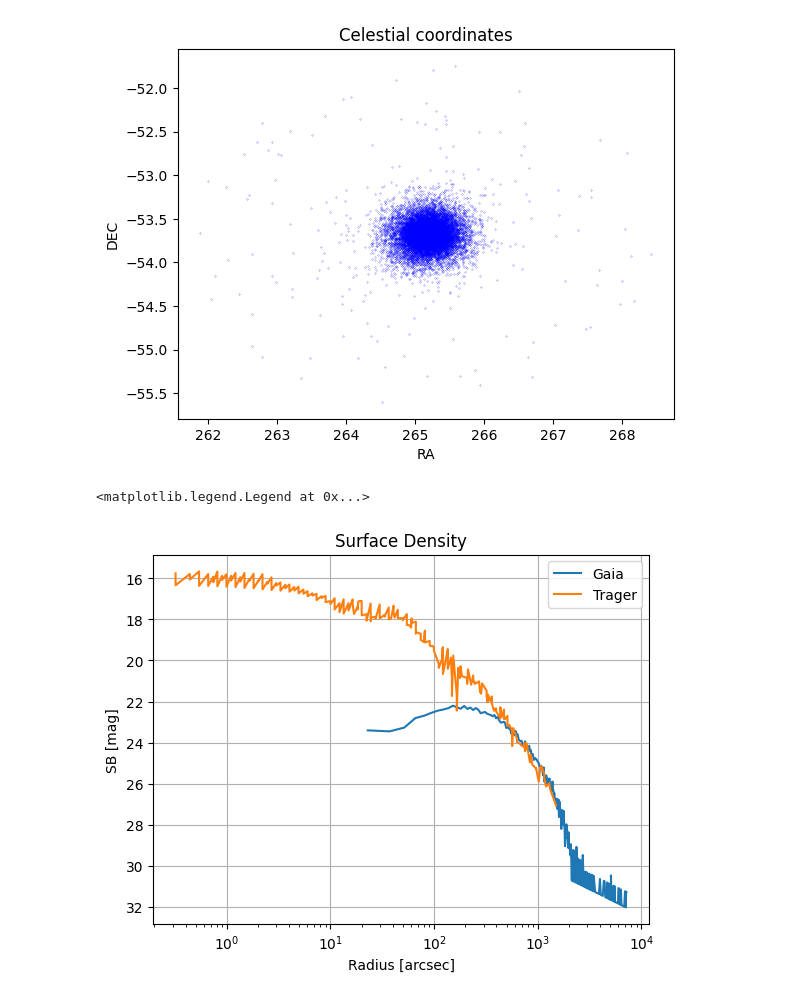
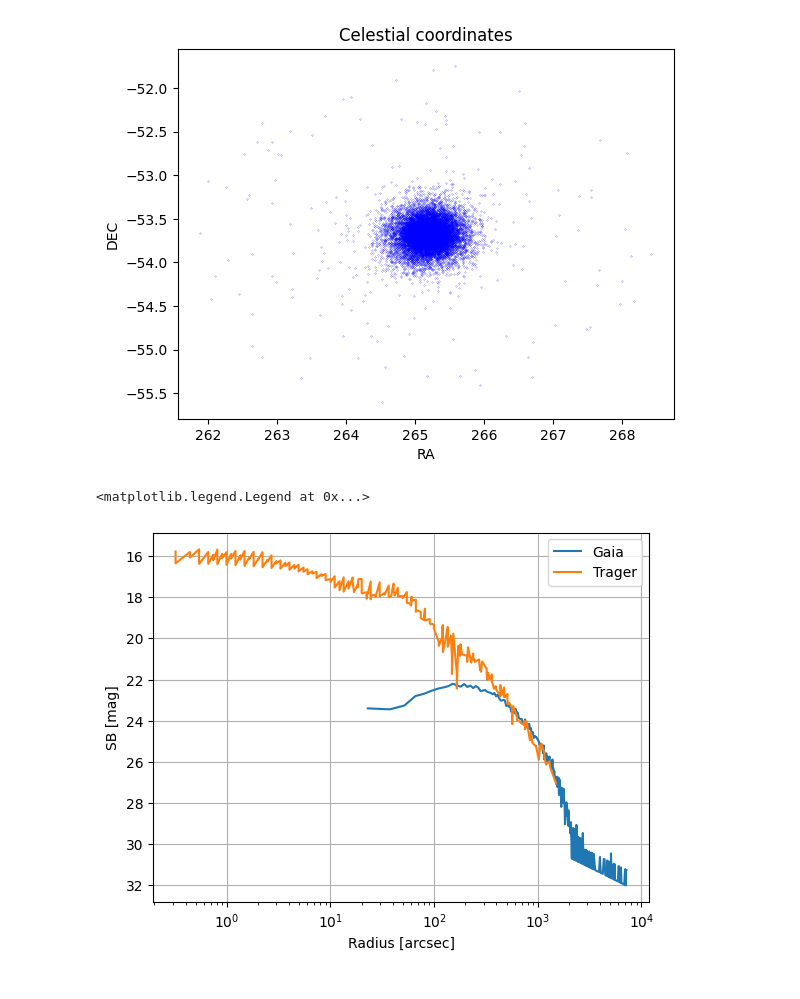
Before and after one commit to anthony-arnold/ngc6397, a Jupyter notebook: ngc6397.ipynb, the cells around one changed output. Cells and saved outputs as stored; diff of their text form; code cells hidden in the pictures.

```diff
--- a/ngc6397.ipynb
+++ b/ngc6397.ipynb
@@ -150,29 +154,29 @@ ax.scatter(gaia.data['ra'][cut], gaia.data['dec'][cut], color='b', marker='.', s
 # %%
 
 # Stitch with Trager et al.
 from geom import rad2arcsec
 trager = np.loadtxt('ngc6397_trager.dat')
 arcsec_distance = rad2arcsec(angular_dist(gaia.data[cut], orbits.RA, orbits.DEC))
 
 counts, bins = np.histogram(arcsec_distance, bins=500)
 
 fig, ax = plt.subplots(ncols=1)
 
 ax.set_xlabel(r'Radius [arcsec]')
 ax.set_ylabel(r'SB [mag]')
 ax.set_xscale("log")
 ax.grid()
 ax.invert_yaxis()
-ax.set(title="Surface Density")
+# ax.set(title="Surface Density")
 
 # Divide the sum in each bin by the area of the annulus
 r_b = bins[:-1]
 dr_b = bins[1] - bins[0]
 area = 2 * np.pi * r_b * dr_b
 
 ax.plot(r_b[counts > 0], (-2.5) * np.log10((1e-7 * counts / area)[counts > 0]), label='Gaia')
 ax.plot(10**trager[:,0], trager[:,1], label='Trager')
 ax.legend()
 # %% [output]
 <matplotlib.legend.Legend at 0x...>
-[figure, old version]
+[figure, new version]
```
Also changed, not shown: parts of 2 cells of this notebook, 2 other files.
